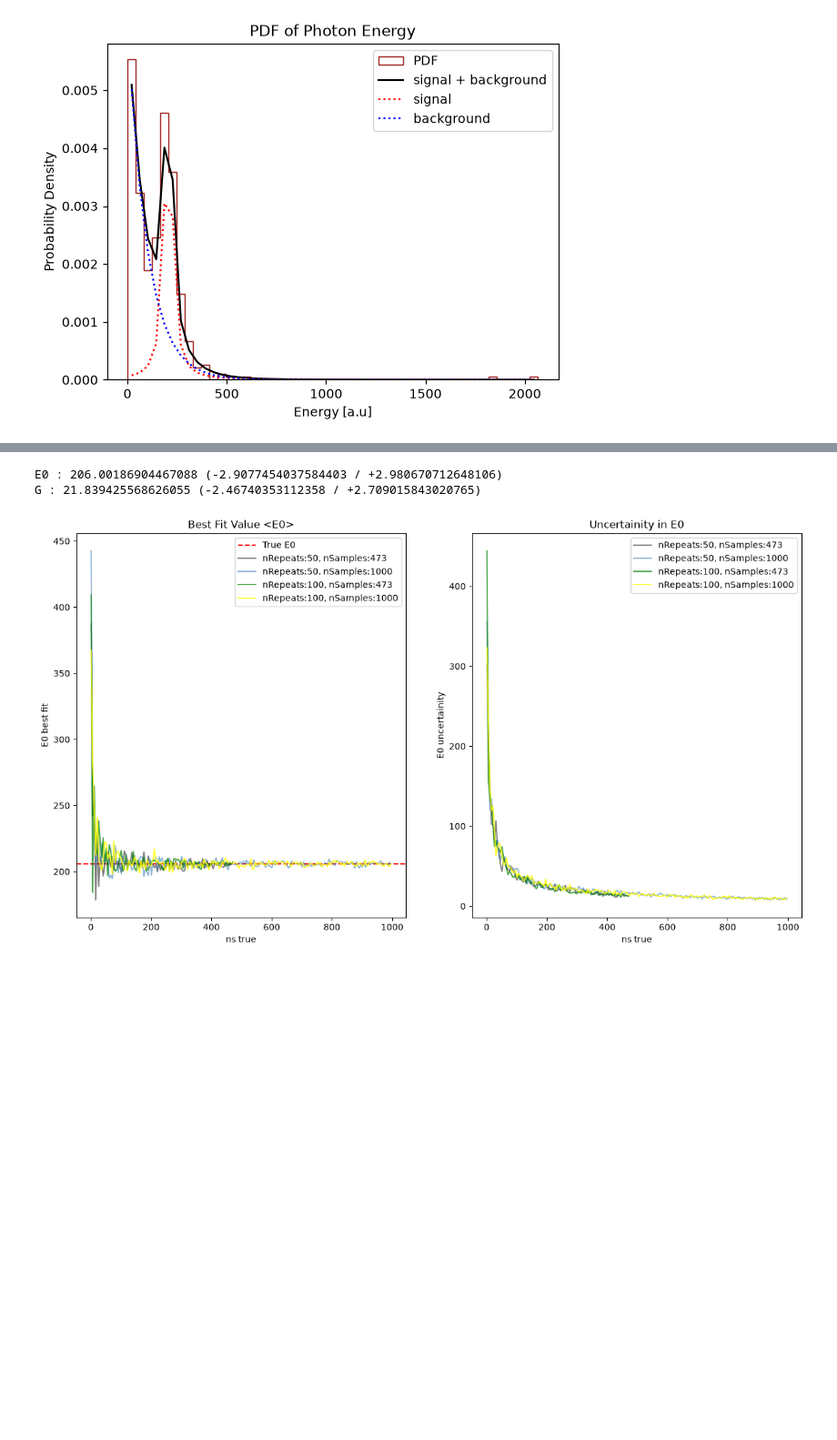
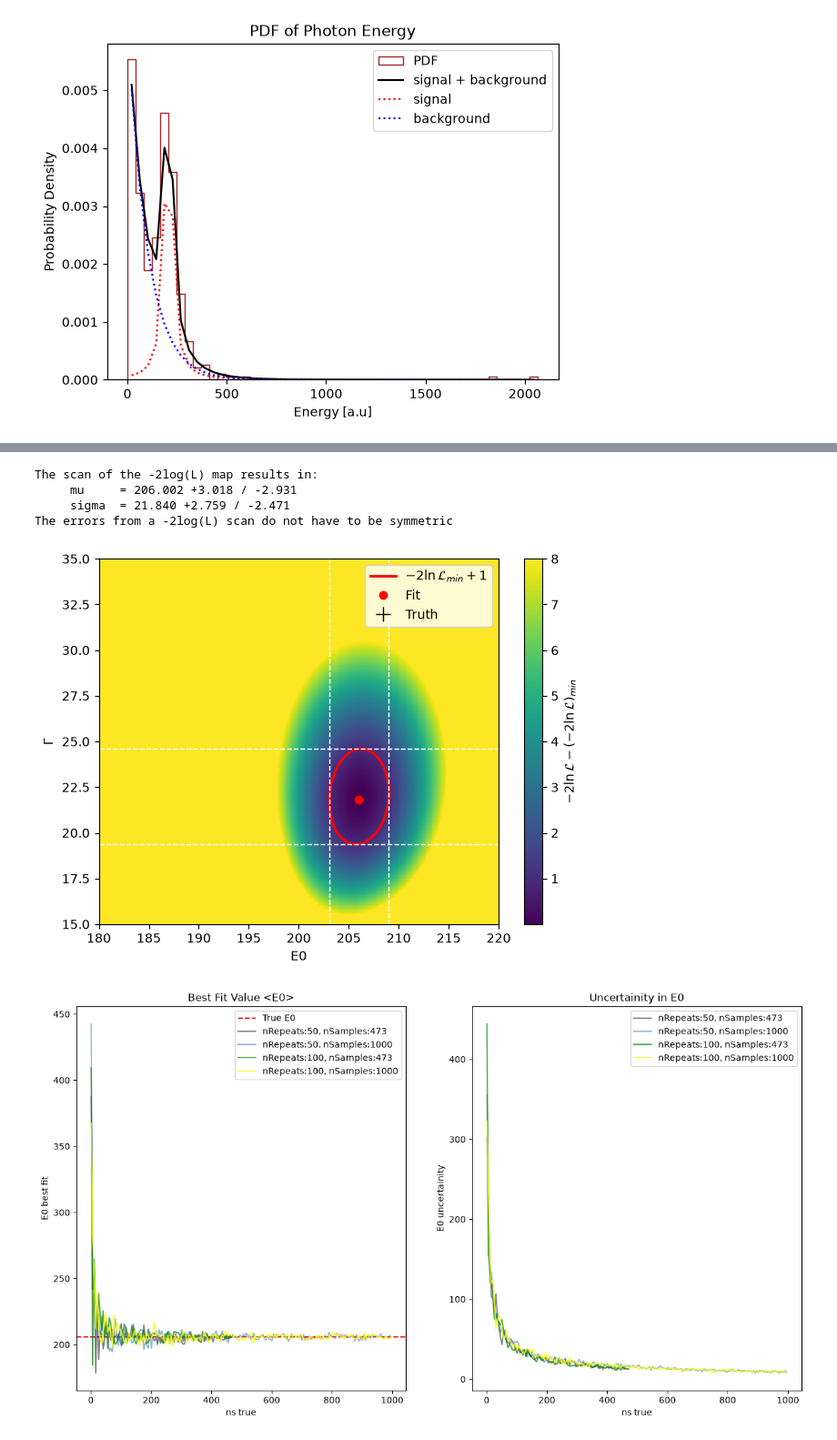
Before and after one commit to vigneshK0404/Data_Science_Projects, a Jupyter notebook: Project_2_Karthikeyan.ipynb, the cells around one changed output, grey strips where cells are left out. Shown at 91% size. Drawn from its saved outputs; the diff is of its cells as text; code cells hidden in the pictures; blank space fills up the shorter version.

```diff
--- a/Project_2_Karthikeyan.ipynb
+++ b/Project_2_Karthikeyan.ipynb
@@ -139,9 +108,57 @@ plt.show()
-# %%
-print(f"E0 : {E0} (-{E0_min_unc} / +{E0_max_unc})")
-print(f"G : {G} (-{G_min_unc} / +{G_max_unc})")
-# %% [output]
-E0 : 206.00186904467088 (-2.9077454037584403 / +2.980670712648106)
-G : 21.839425568626055 (-2.46740353112358 / +2.709015843020765)
+# %%
+level = minimumll + 1
+gen = contourpy.contour_generator(E0_grid, G_grid, ll_map) # contourpy works on meshgrids
+lines = gen.lines(level)  # list of segments of the contour
+
+if len(lines) == 0:
+    raise RuntimeError("No contour found at this level: enlarge the scan range.")
+for seg in lines:
+    if not np.allclose(seg[0], seg[-1]):
+        print("WARNING: the contour touches the edge of the scan -> enlarge the range.")
+
+verts = np.vstack(lines)
+
+E0_minus_unc, E0_plus_unc = verts[:, 0].min(), verts[:, 0].max()
+G_minus_unc,  G_plus_unc = verts[:, 1].min(), verts[:, 1].max()
+
+print('The scan of the -2log(L) map results in:')
+print('     mu     = {:.3f} +{:.3f} / -{:.3f}'.format(E0, E0_plus_unc - E0, E0 - E0_minus_unc))
+print('     sigma  = {:.3f} +{:.3f} / -{:.3f}'.format(G, G_plus_unc - G, G - G_minus_unc))
+print('The errors from a -2log(L) scan do not have to be symmetric')
+# %% [output]
+The scan of the -2log(L) map results in:
+     mu     = 206.002 +3.018 / -2.931
+     sigma  = 21.840 +2.759 / -2.471
+The errors from a -2log(L) scan do not have to be symmetric
+# %%
+fig, ax = plt.subplots()
+im = ax.pcolormesh(E0_grid, G_grid, ll_map - minimumll,
+                  shading='nearest',
+                    vmax=8)
+fig.colorbar(im, ax=ax, label=r'$-2\ln\mathcal{L} - (-2\ln\mathcal{L})_{min}$')
+
+for k, seg in enumerate(lines):
+    ax.plot(seg[:, 0], seg[:, 1], 'r-', lw=2,
+            label=r'$-2\ln\mathcal{L}_{min}+1$' if k == 0 else None)
+
+# Draw the boundaries of the ellipse
+ax.axvline(E0_minus_unc, color='w', ls='dashed', lw=1)
+ax.axvline(E0_plus_unc, color='w', ls='dashed', lw=1)
+ax.axhline(G_minus_unc, color='w', ls='dashed', lw=1)
+ax.axhline(G_plus_unc, color='w', ls='dashed', lw=1)
+
+# beautifications, truth and central values.
+ax.plot(E0, G, 'ro', label='Fit')
+ax.plot(0., 1., 'k+', ms=12, label='Truth')
+ax.set_xlabel("E0")
+ax.set_ylabel(r'$\Gamma$')
+ax.set_xlim(E0_min, E0_max)
+ax.set_ylim(G_min, G_max)
+ax.legend(loc='upper right', fontsize=10)
+plt.tight_layout()
+plt.show()
+# %% [output]
+[figure, added]
 # %%
 def E0_bestFit_unc(num_repeats, min_measurements, max_measurements, step_size):
     ns_set = np.arange(min_measurements,max_measurements,step_size,dtype=int)
```
Also changed, not shown: parts of 11 cells of this notebook.
